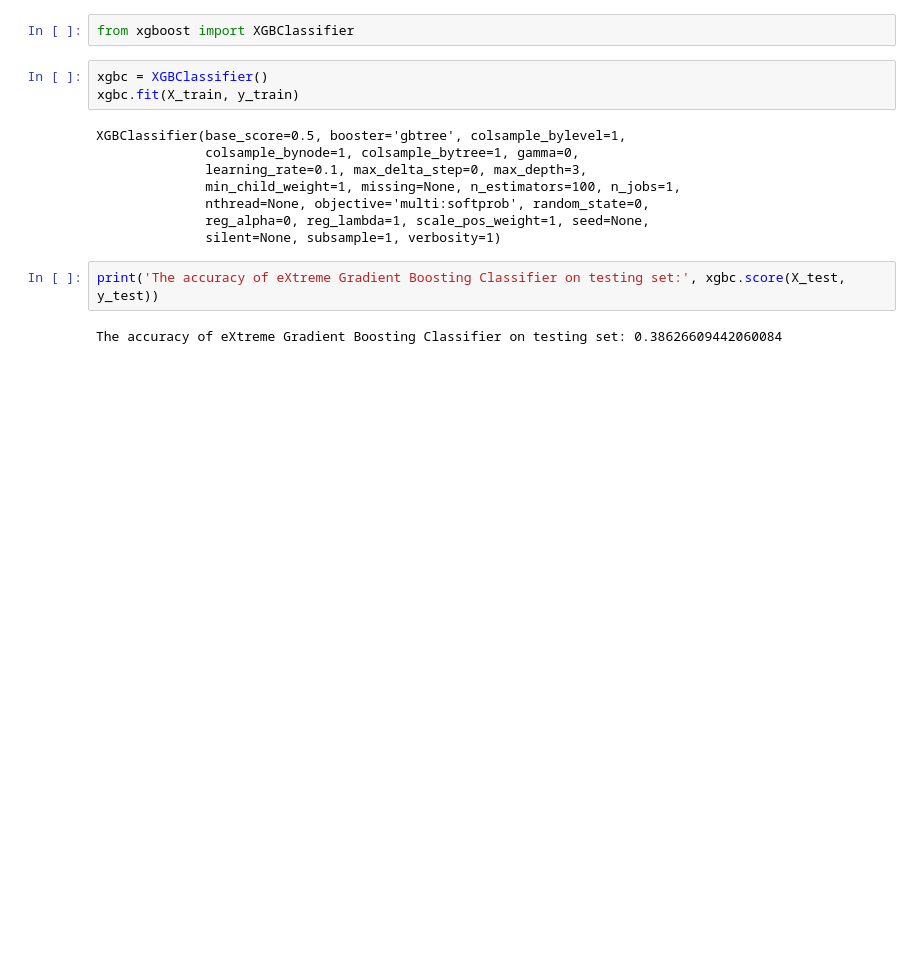
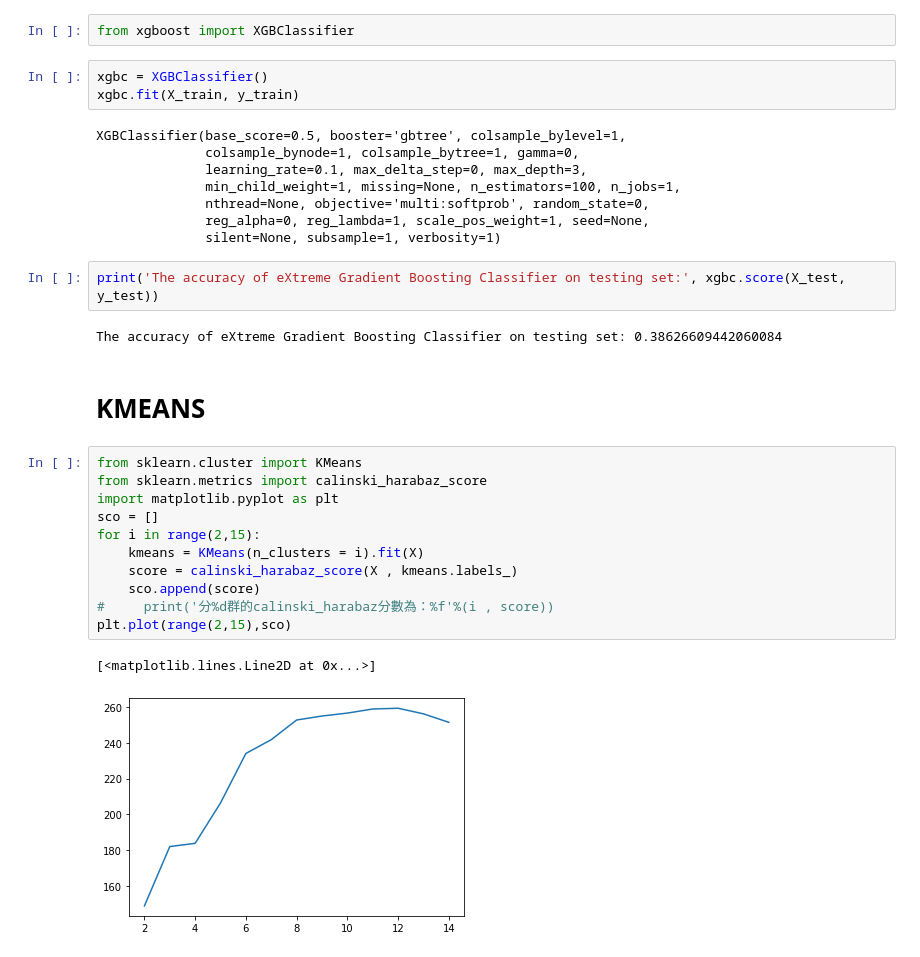
Before and after one commit to MachineLearningGroup2/Project, a Jupyter notebook: ML.ipynb, the cells around one changed output. Cells and saved outputs as stored; diff of their text form; blank space fills up the shorter version.

```diff
--- a/ML.ipynb
+++ b/ML.ipynb
@@ -929,3 +822,19 @@ XGBClassifier(base_score=0.5, booster='gbtree', colsample_bylevel=1,
 print('The accuracy of eXtreme Gradient Boosting Classifier on testing set:', xgbc.score(X_test, y_test))
 # %% [output]
 The accuracy of eXtreme Gradient Boosting Classifier on testing set: 0.38626609442060084
+# %% [markdown]
+# KMEANS
+# %%
+from sklearn.cluster import KMeans
+from sklearn.metrics import calinski_harabaz_score
+import matplotlib.pyplot as plt
+sco = []
+for i in range(2,15):
+    kmeans = KMeans(n_clusters = i).fit(X)
+    score = calinski_harabaz_score(X , kmeans.labels_)
+    sco.append(score)
+#     print('分%d群的calinski_harabaz分數為：%f'%(i , score))
+plt.plot(range(2,15),sco)
+# %% [output]
+[<matplotlib.lines.Line2D at 0x...>]
+[figure, added]
```
Also changed, not shown: parts of 14 cells of this notebook.
